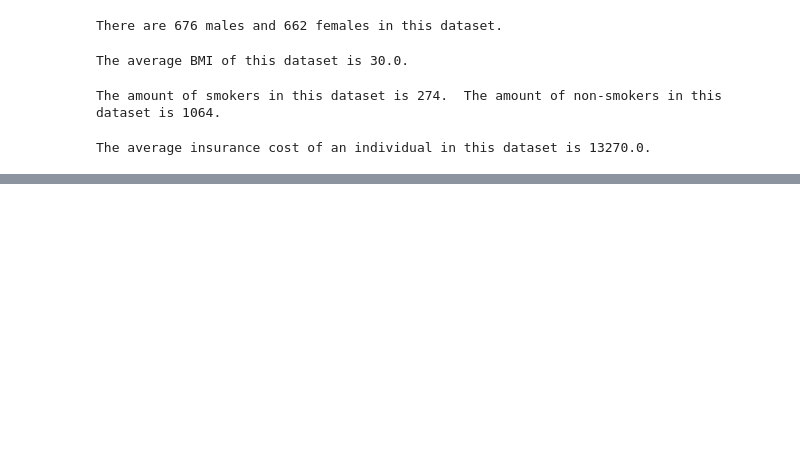
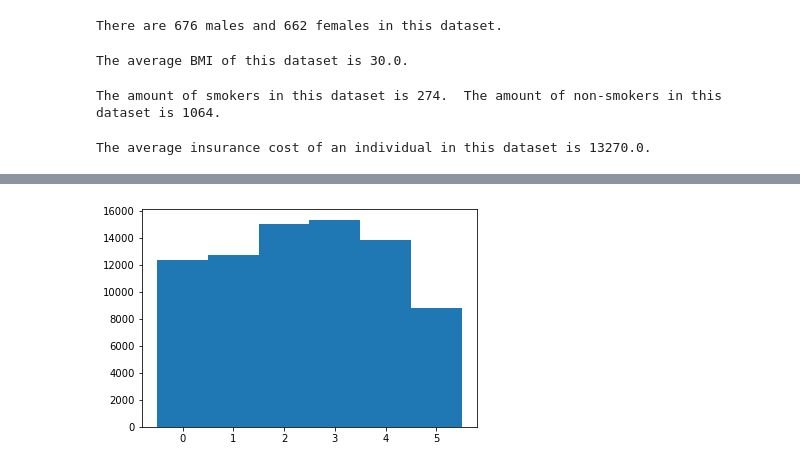
Before and after one commit to otdossett/Insurance-Data-Portfolio-Project, a Jupyter notebook: InsuranceDataNotebook.ipynb, the cells around one changed output, grey strips where cells are left out. Saved outputs shown, nothing was run; the diff lists cells and outputs as text; code cells hidden in the pictures; blank space fills up the shorter version.

```diff
--- a/InsuranceDataNotebook.ipynb
+++ b/InsuranceDataNotebook.ipynb
@@ -98,0 +100,19 @@ The average insurance cost of an individual in this dataset is 13270.0.
+# %%
+children_charge_dictionary = {}
+i=0
+while i in range(len(patient_Stats.children)):
+    if patient_Stats.children[i] not in children_charge_dictionary:
+        children_charge_dictionary[patient_Stats.children[i]] = [patient_Stats.charges[i]]
+    else:
+        children_charge_dictionary[patient_Stats.children[i]].append(patient_Stats.charges[i])
+    i+=1
+children_charge_averages = []
+i=0
+while i < 6:
+    children_charge_averages.append(np.mean(children_charge_dictionary[i]))
+    i+=1
+fig, ax = plt.subplots()
+ax.bar([0,1,2,3,4,5],children_charge_averages , width=1)
+plt.show()
+# %% [output]
+[figure, added]
```
Also changed, not shown: parts of 3 cells of this notebook.
